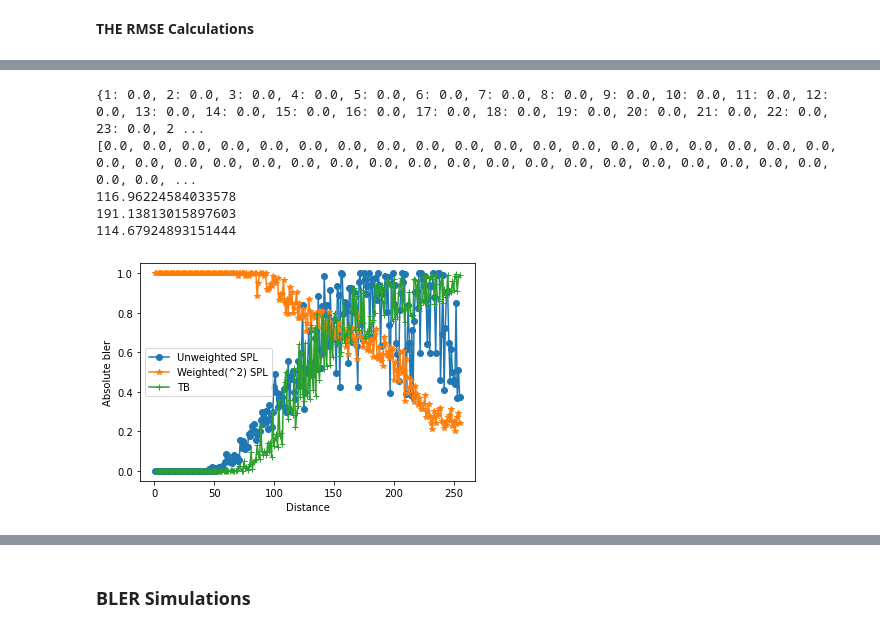
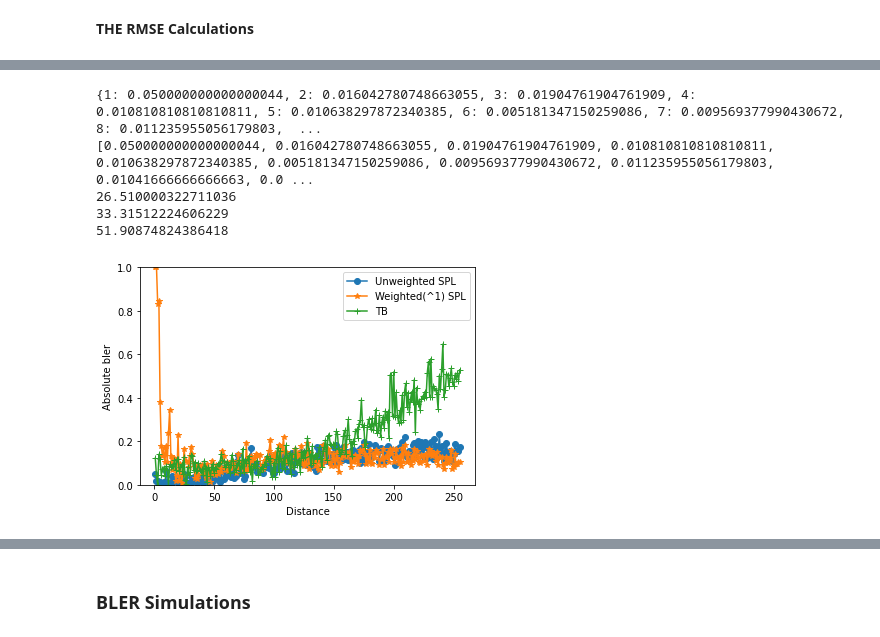
Before and after one commit to neelabhro/Deep-Learning-based-Wireless-Communications, a Jupyter notebook: SPL_uw_SPL_w_TB_PC.ipynb, the cells around one changed output, grey strips where cells are left out. Cells and saved outputs as stored; diff of their text form; code cells hidden in the pictures.

```diff
--- a/SPL_uw_SPL_w_TB_PC.ipynb
+++ b/SPL_uw_SPL_w_TB_PC.ipynb
@@ -203,7 +206,7 @@ class AE(object):
             fade = tf.abs(complex_fade)
             #fade = tf.math.sqrt(1/2)*fade
 
-            fade = 1
+            #fade = 1
             y = tf.multiply(x,fade) + noise
             #y = x + noise
             #fade = 1
@@ -780,15 +783,15 @@ epoch = [10000]
 
 training_params = [
     #batch_size, lr, ebnodb, iterations
-    [s, 50000 , 0.01, train_EbNodB, 10000]
+    [s, batch_size , 0.01, train_EbNodB, 10000]
 #    [10000 , 0.001, train_EbNodB, 10000]
     ]
 
 validation_params = [
     #batch_size, ebnodb, val_steps
-    [50000, val_EbNodB, 1000],
-    [50000, val_EbNodB, 1000],
-    [50000, val_EbNodB, 1000]
+    [batch_size, val_EbNodB, 1000],
+    [batch_size, val_EbNodB, 1000],
+    [batch_size, val_EbNodB, 1000]
     ]
 
 model_file = 'models/ae_k_{}_n_{}'.format(k,n)
@@ -865,7 +868,7 @@ class AE_Tb(object):
             fade = tf.abs(complex_fade)
             #fade = tf.math.sqrt(1/2)*fade
 
-            fade = 1
+            #fade = 1
             y = tf.multiply(x,fade) + noise
             #y = x + noise
 
@@ -1224,32 +1227,6 @@ sum_w = {}
 sum_Tb = {}
 sum_uw[0] = 0
 #for i in range(1,iter):
-
-Beta = {}
-Pr = {}
-SNR_var = {}
-ad_noise_SNR = []  #The values of the dictionary, finally providing an array of stdevs
-NoW = 0.02
-
-Transmitted_Power = 10 #in dBm
-Noise_Figure = 95 #in -dBm
-
-noise_factor = Transmitted_Power + Noise_Figure
-tr_noise_SNR = []
-for i in range(batch_size):
-
-  #SNR_var[i] = ((M)/((tr[i]+1)*4))*25
-  #SNR_var[i] = ((M)/((tr[i]+1)*4))
-
-  Beta[i] = 10*(np.log10(lamda/((4*np.pi*tr[i])**2.8)))
-  SNR_var[i] = Beta[i] + noise_factor
-for i in SNR_var.values():
-  tr_noise_SNR.append(i)
-
-tr_noise_SNR = np.transpose(np.tile(tr_noise_SNR, (2,2,1)))
-
-
-
 
 
 
@@ -1310,7 +1287,7 @@ plt.xlabel('Distance')
 plt.ylabel('Absolute RMSE')
 #plt.ylim([0, 20])
 #plt.ylabel('log2 Norm RMSE deviation')
-plt.legend(['Unweighted SPL', 'Weighted(^2) SPL','TB'])
+plt.legend(['Unweighted SPL', 'Weighted(^1) SPL','TB'])
 
 
 print(np.sum(rmse_uw))
@@ -1438,41 +1415,41 @@ for i in bler_Tb.values():
 #rmse_uw = np.log2(np.divide(rmse_uwA,message_factor) +1)
 #rmse_uw = (np.divide(rmse_uwA,message_factor) +1)
 bler_uw = bler_uwA
 
 #rmse_w = np.log2(np.divide(rmse_wA,message_factor) + 1)
 #rmse_w = (np.divide(rmse_wA,message_factor) + 1)
 bler_w = bler_wA
 
 
 #rmse_Tb = np.log2(np.divide(rmse_TbA,message_factor) +1)
 #rmse_Tb = (np.divide(rmse_TbA,message_factor))
 bler_Tb = bler_TbA
 
 message = np.arange(1,M)
 
 print(bler_uw)
 plt.plot(message, bler_uw, '-o');
 plt.plot(message, bler_w, '-*');
 plt.plot(message, bler_Tb, '-+');
 plt.xlabel('Distance')
 plt.ylabel('Absolute bler')
-#plt.ylim([0, 20])
+plt.ylim([0, 1])
 #plt.ylabel('log2 Norm RMSE deviation')
-plt.legend(['Unweighted SPL', 'Weighted(^2) SPL','TB'])
+plt.legend(['Unweighted SPL', 'Weighted(^1) SPL','TB'])
 
 
 print(np.sum(bler_uw))
 print(np.sum(bler_w))
 print(np.sum(bler_Tb))
 #print(np.sum(rmse_uwA))
 #print(np.sum(rmse_wA))
 # %% [output]
-{1: 0.0, 2: 0.0, 3: 0.0, 4: 0.0, 5: 0.0, 6: 0.0, 7: 0.0, 8: 0.0, 9: 0.0, 10: 0.0, 11: 0.0, 12: 0.0, 13: 0.0, 14: 0.0, 15: 0.0, 16: 0.0, 17: 0.0, 18: 0.0, 19: 0.0, 20: 0.0, 21: 0.0, 22: 0.0, 23: 0.0, 2 ...
-[0.0, 0.0, 0.0, 0.0, 0.0, 0.0, 0.0, 0.0, 0.0, 0.0, 0.0, 0.0, 0.0, 0.0, 0.0, 0.0, 0.0, 0.0, 0.0, 0.0, 0.0, 0.0, 0.0, 0.0, 0.0, 0.0, 0.0, 0.0, 0.0, 0.0, 0.0, 0.0, 0.0, 0.0, 0.0, 0.0, 0.0, 0.0, 0.0, 0.0, ...
-116.96224584033578
-191.13813015897603
-114.67924893151444
+{1: 0.050000000000000044, 2: 0.016042780748663055, 3: 0.01904761904761909, 4: 0.010810810810810811, 5: 0.010638297872340385, 6: 0.005181347150259086, 7: 0.009569377990430672, 8: 0.011235955056179803,  ...
+[0.050000000000000044, 0.016042780748663055, 0.01904761904761909, 0.010810810810810811, 0.010638297872340385, 0.005181347150259086, 0.009569377990430672, 0.011235955056179803, 0.01041666666666663, 0.0 ...
+26.510000322711036
+33.31512224606229
+51.90874824386418
-[figure, old version]
+[figure, new version]
 # %%
 ae.plot_constellation(const_noise_SNR);
 #plot_constellation_2(ae,range(0,ae.M))
```
Also changed, not shown: parts of 13 cells of this notebook.
